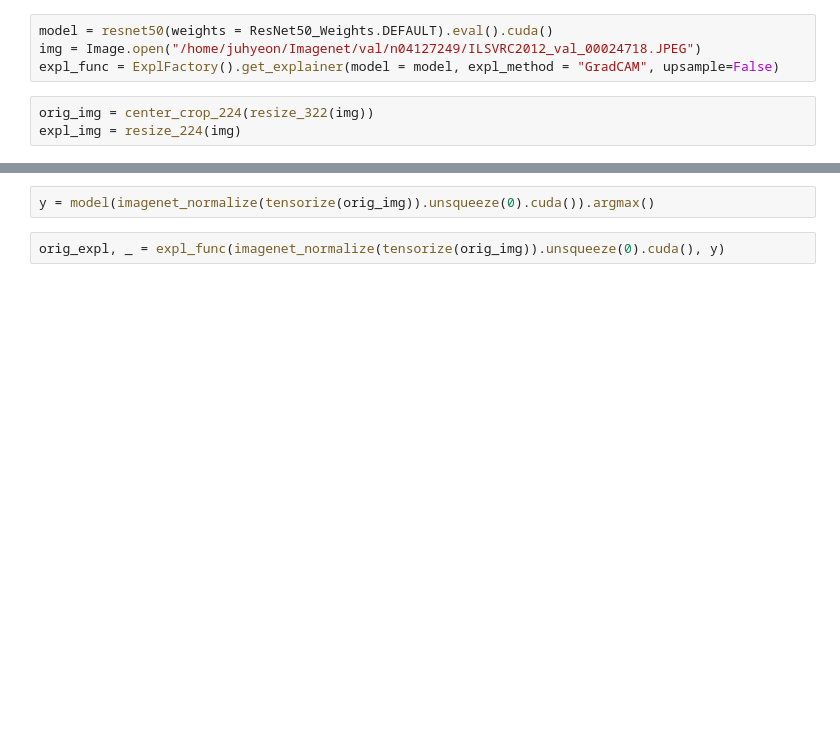
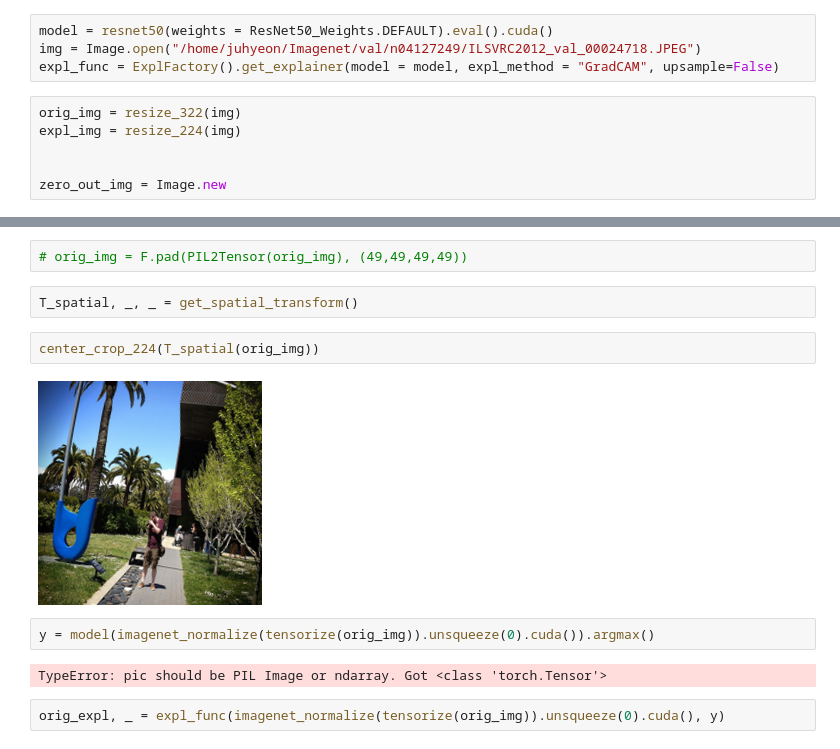
Before and after one commit to beotborry/ConformalXAI, a Jupyter notebook: code_test.ipynb, the cells around one changed output, grey strips where cells are left out. Drawn from its saved outputs; the diff is of its cells as text; blank space fills up the shorter version.

```diff
--- a/code_test.ipynb
+++ b/code_test.ipynb
@@ -15,5 +16,8 @@ model = resnet50(weights = ResNet50_Weights.DEFAULT).eval().cuda()
 img = Image.open("/home/juhyeon/Imagenet/val/n04127249/ILSVRC2012_val_00024718.JPEG")
 expl_func = ExplFactory().get_explainer(model = model, expl_method = "GradCAM", upsample=False)
 # %%
-orig_img = center_crop_224(resize_322(img))
+orig_img = resize_322(img)
 expl_img = resize_224(img)
+
+
+zero_out_img = Image.new
@@ -20,5 +34,15 @@ expl_img = resize_224(img)
+# %%
+# orig_img = F.pad(PIL2Tensor(orig_img), (49,49,49,49))
+# %%
+T_spatial, _, _ = get_spatial_transform()
+# %%
+center_crop_224(T_spatial(orig_img))
+# %% [output]
+[figure, added]
 # %%
 y = model(imagenet_normalize(tensorize(orig_img)).unsqueeze(0).cuda()).argmax()
+# %% [output]
+TypeError: pic should be PIL Image or ndarray. Got <class 'torch.Tensor'>
 # %%
 orig_expl, _ = expl_func(imagenet_normalize(tensorize(orig_img)).unsqueeze(0).cuda(), y)
 # %%
```
Also changed, not shown: parts of 8 cells of this notebook, 3 other files.
